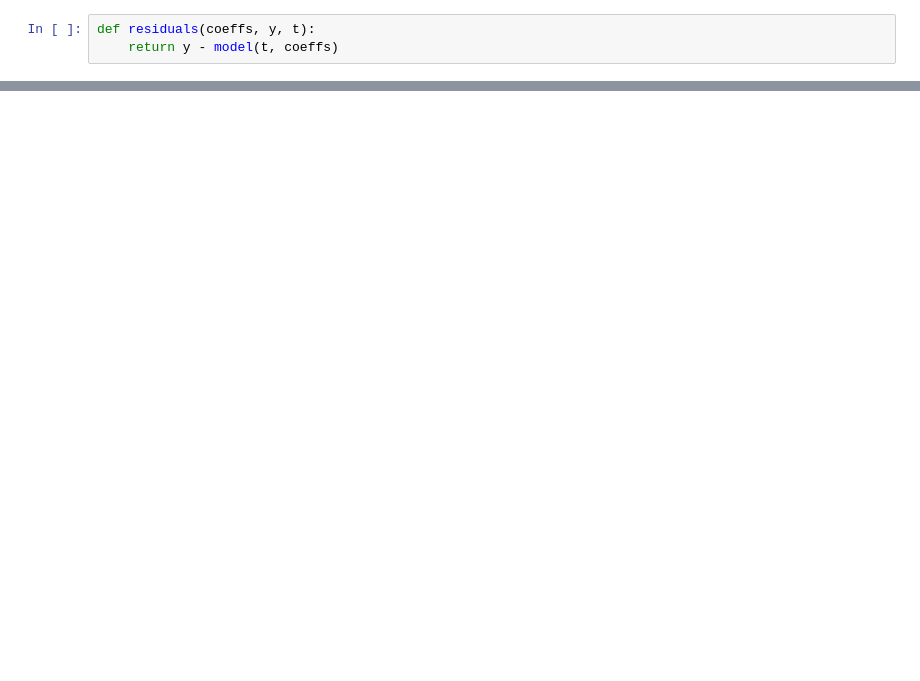
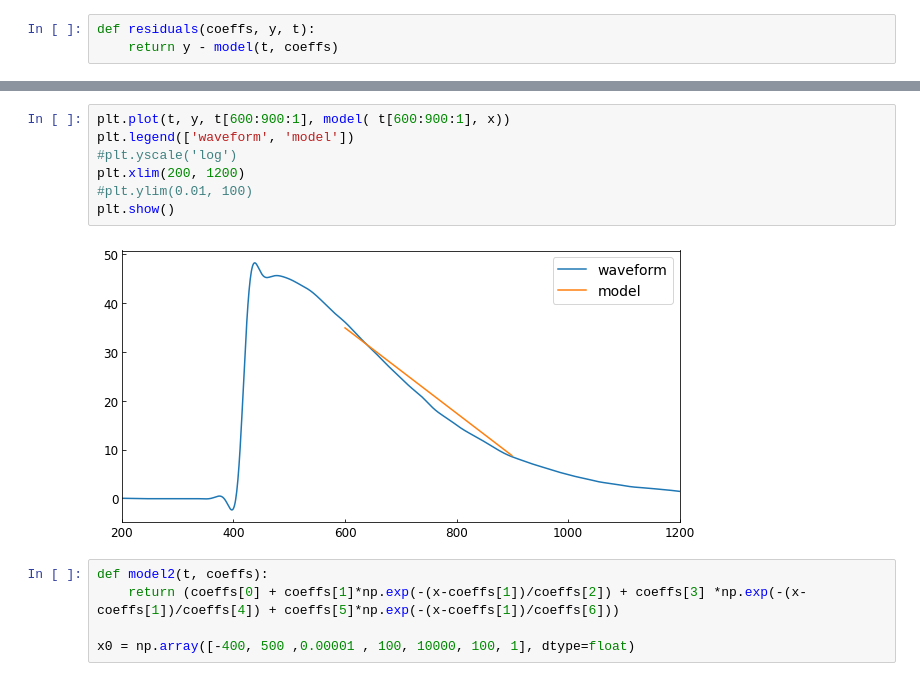
Before and after one commit to fdolek/pypuca, a Jupyter notebook: jupyter/fit.ipynb, the cells around one changed output, grey strips where cells are left out. Saved outputs shown, nothing was run; the diff lists cells and outputs as text; blank space fills up the shorter version.

```diff
--- a/jupyter/fit.ipynb
+++ b/jupyter/fit.ipynb
@@ -80,0 +81,14 @@ print(x)
+# %%
+plt.plot(t, y, t[600:900:1], model( t[600:900:1], x))
+plt.legend(['waveform', 'model'])
+#plt.yscale('log')
+plt.xlim(200, 1200)
+#plt.ylim(0.01, 100)
+plt.show()
+# %% [output]
+[figure, added]
+# %%
+def model2(t, coeffs):
+    return (coeffs[0] + coeffs[1]*np.exp(-(x-coeffs[1])/coeffs[2]) + coeffs[3] *np.exp(-(x-coeffs[1])/coeffs[4]) + coeffs[5]*np.exp(-(x-coeffs[1])/coeffs[6]))
+
+x0 = np.array([-400, 500 ,0.00001 , 100, 10000, 100, 1], dtype=float)
```
Also changed, not shown: parts of 5 cells of this notebook, 6 other files.
